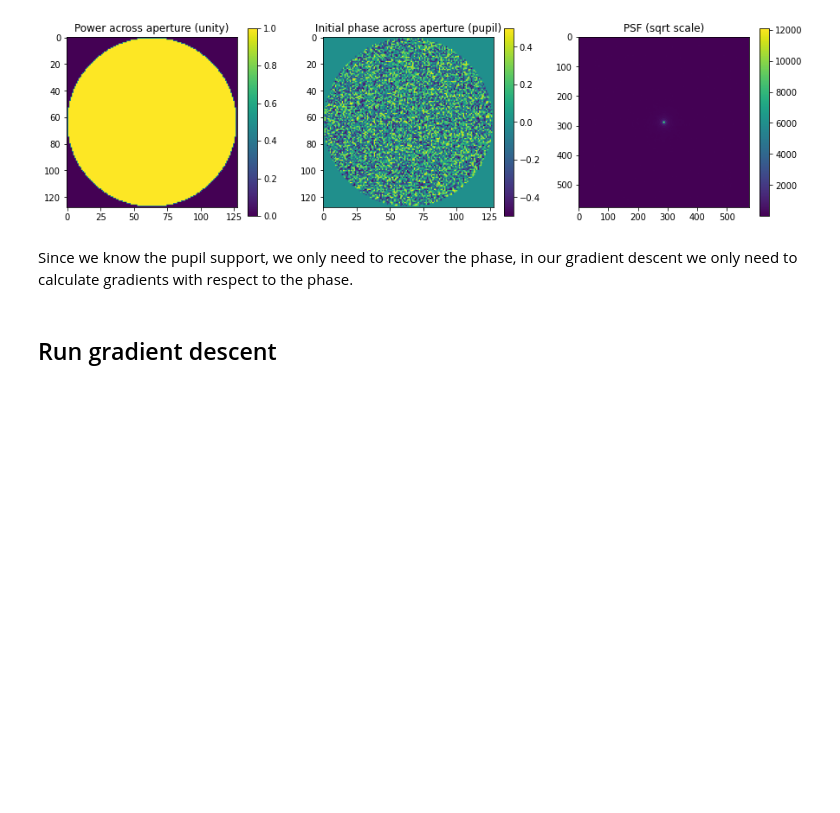
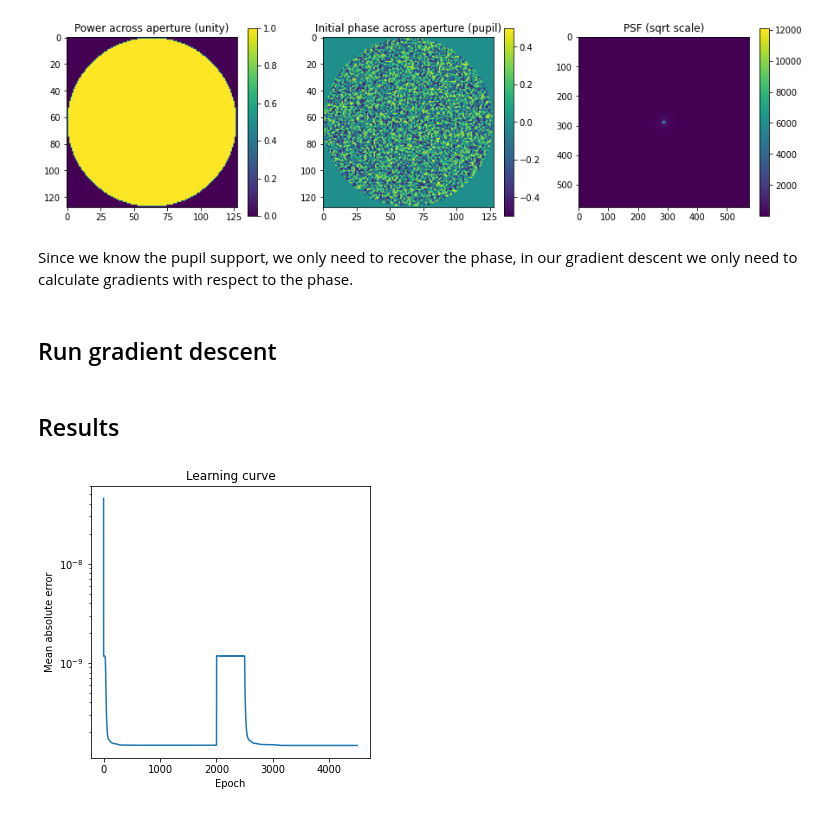
Before and after one commit to alipwong/phase_retrieval_and_design, a Jupyter notebook: phase_retrieval/retrieval/quantum_monodromy.ipynb, the cells around one changed output. Cells and saved outputs as stored; diff of their text form; code cells hidden in the pictures; blank space fills up the shorter version.

Commit message:
Phase retrieval demo on the quantum monodromy pattern

```diff
--- a/phase_retrieval/retrieval/quantum_monodromy.ipynb
+++ b/phase_retrieval/retrieval/quantum_monodromy.ipynb
@@ -152,3 +152,15 @@ for i in range(2):
 # %%
 with open('./quantum_monodromy.pkl', 'wb') as f:
     pickle.dump(results, f)
+# %% [markdown]
+## Results
+# %%
+with open('./quantum_monodromy.pkl', 'rb') as f:
+    results = pickle.load(f)
+# %%
+plt.figure(figsize = (5, 5))
+plt.plot(results['errors']); plt.yscale('log')
+plt.title('Learning curve'); plt.xlabel('Epoch'); plt.ylabel('Mean absolute error')
+plt.show()
+# %% [output]
+[figure, added]
```
Also changed, not shown: parts of 7 cells of this notebook, 1 other file.
